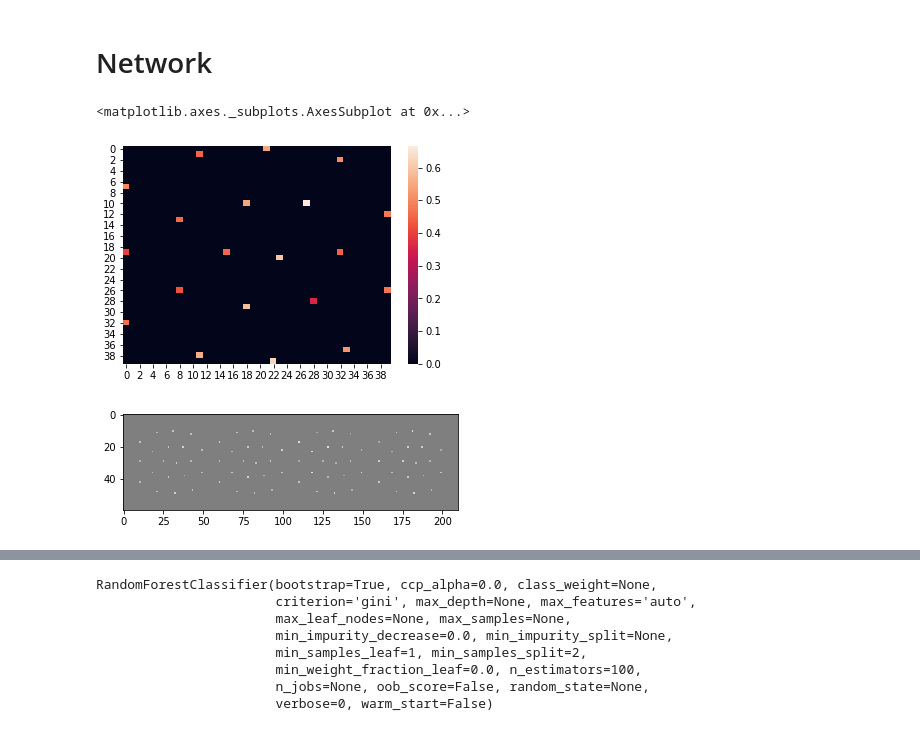
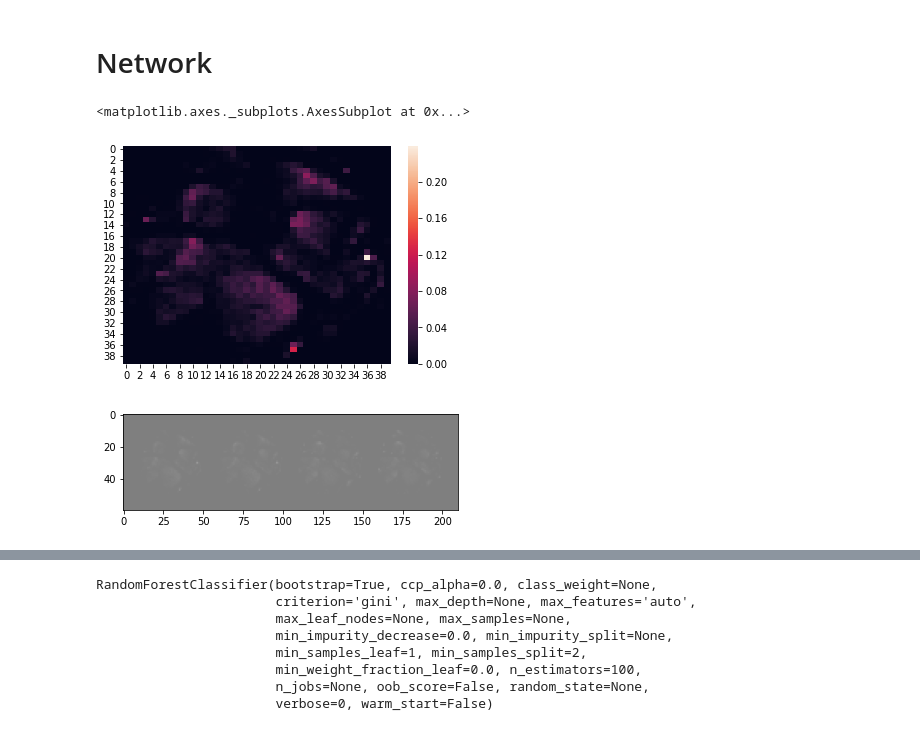
Before and after one commit to mariaxen/butterfly, a Jupyter notebook: notebooks/martin_003_deepinsight-single-cell.ipynb, the cells around one changed output, grey strips where cells are left out. Cells and saved outputs as stored; diff of their text form; code cells hidden in the pictures.

```diff
--- a/notebooks/martin_003_deepinsight-single-cell.ipynb
+++ b/notebooks/martin_003_deepinsight-single-cell.ipynb
@@ -43,5 +105,2 @@ R.home()
 # %% [markdown]
 ## AFCS
-# %%
-import nalabafcs.automate.run.steps
-data_fcs = nalabafcs.automate.run.steps.load_fcs(n_jobs=3)
@@ -67,7 +129,7 @@ R[write to console]: The following objects are masked from ‘package:base’:
 # Normalization
 # %%
 preprocessing = sklearn.preprocessing.MinMaxScaler().fit(data_fcs.features)
-data_features = preprocessing.transform(data_fcs.features)
+data_features = preprocessing.transform(data_fcs.features.values.copy(order="C"))
 # %% [markdown]
 # Test embeddings
 # %% [markdown]
@@ -227,2 +490,36 @@ Images
+# %%
+# t1 / t2 task
+select_t1_t2 = np.array([b in [1,2] for a,b in data_fcs.index.drop_duplicates().values])
+X_album_t1_t2 = X_album[select_t1_t2,:]
+y_t1_t2 = np.array([b == 2 for _,b in data_fcs.index.drop_duplicates().values[select_t1_t2]])
+groups_t1_t2 = np.array([a for a,_ in data_fcs.index.drop_duplicates().values[select_t1_t2]])
+# %%
+import nalabtools.sklearn.model_selection
+
+X = X_album_t1_t2
+y = y_t1_t2
+groups = groups_t1_t2
+
+splits_test = sklearn.model_selection.GroupShuffleSplit(n_splits=1, test_size=0.10).split(X.reshape(X.shape[0], -1), y, groups=groups)
+# splits_test = sklearn.model_selection.StratifiedShuffleSplit(n_splits=1, test_size=0.10).split(X.reshape(X.shape[0], -1), y, groups=groups)
+remain_idx, test_idx = next(splits_test)
+
+X_remain = X[remain_idx,:]
+y_remain = y[remain_idx]
+groups_remain = groups[remain_idx]
+
+X_test = X[test_idx,:]
+y_test = y[test_idx]
+
+splits_val = sklearn.model_selection.GroupShuffleSplit(n_splits=1, test_size=0.10).split(X_remain.reshape(X_remain.shape[0], -1), y_remain, groups=groups_remain)
+# splits_val = sklearn.model_selection.StratifiedShuffleSplit(n_splits=1, test_size=0.10).split(X_remain.reshape(X_remain.shape[0], -1), y_remain, groups=groups_remain)
+train_idx, val_idx = next(splits_val)
+
+# X_train = X_remain[train_idx, :]
+# y_train = y_remain[train_idx]
+X_train = X_remain
+y_train = y_remain
+X_val = X_test
+y_val = y_test
 # %%
 import torch.utils.data
@@ -258,17 +555,16 @@ def matplotlib_imshow(img, one_channel=False):
     else:
         plt.imshow(np.transpose(npimg, (1, 2, 0)))
 # %%
-sns.heatmap(X_train_album[0,1,:])
+sns.heatmap(X_train[0,0,:])
 # %% [output]
 <matplotlib.axes._subplots.AxesSubplot at 0x...>
-[figure, old version]
+[figure, new version]
 # %%
-img_grid = torchvision.utils.make_grid(torch.from_numpy(X_train_album[:4,[1],:,:]), padding=10)
-
+img_grid = torchvision.utils.make_grid(torch.from_numpy(X_train[:4,[0],:,:]), padding=10)
 writer.add_image('test_image', img_grid)
 matplotlib_imshow(img_grid)
 # %% [output]
-[figure, old version]
+[figure, new version]
 # %%
 import butterfly.deepinsight.deepinsight
 m = butterfly.deepinsight.deepinsight.DeepInsight(
```
Also changed, not shown: parts of 96 cells of this notebook, 7 other files.
